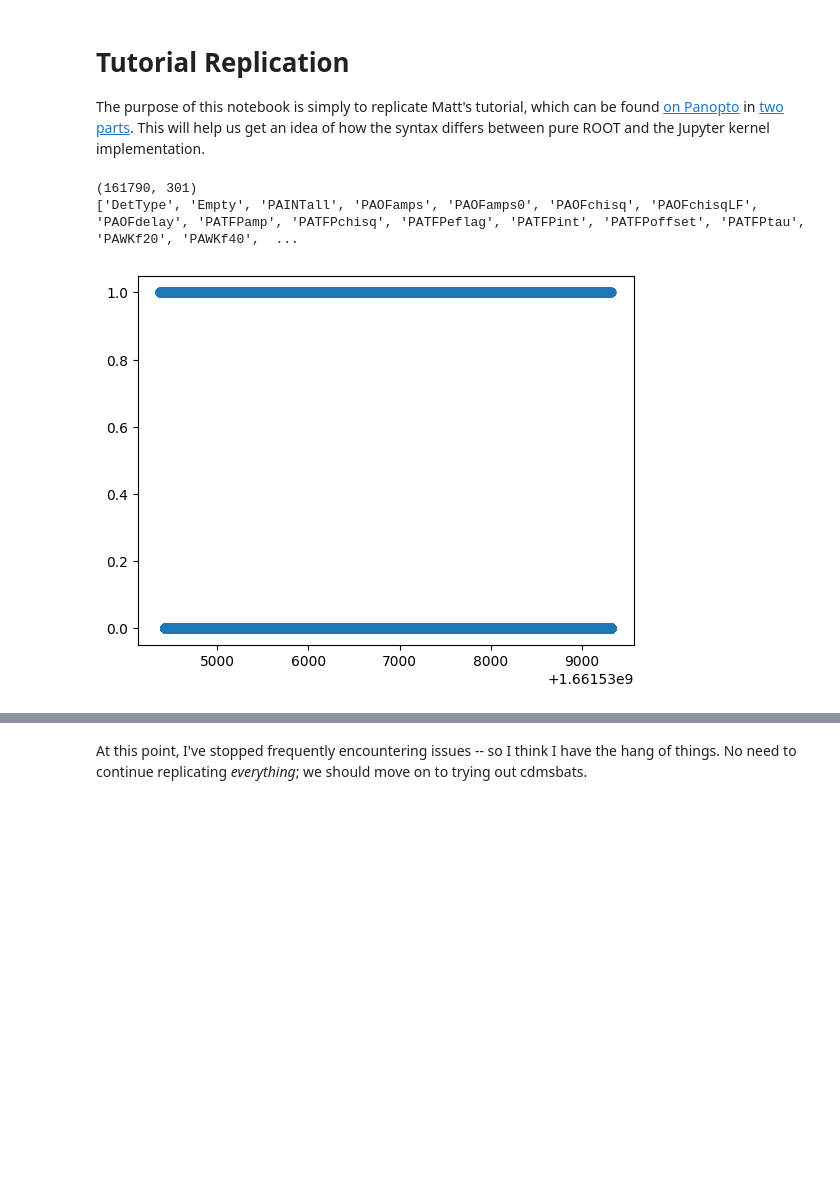
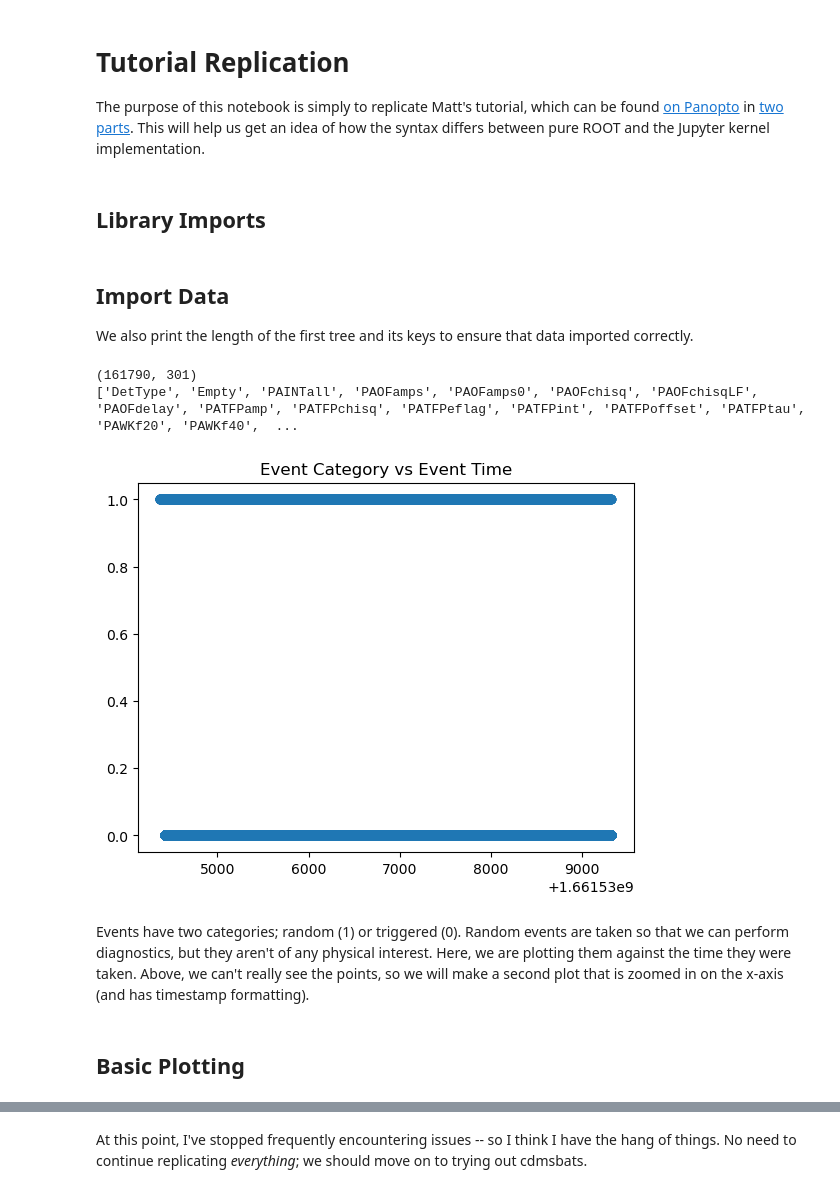
Before and after one commit to villano-lab/R76Analysis, a Jupyter notebook: Tutorial_Replication.ipynb, the cells around one changed output, grey strips where cells are left out. Cells and saved outputs as stored; diff of their text form; code cells hidden in the pictures; blank space fills up the shorter version.

Commit message:
Add titles and some light annotation
Needs work but this should be a start on clarifying the purpose of all plots

```diff
--- a/Tutorial_Replication.ipynb
+++ b/Tutorial_Replication.ipynb
@@ -2,6 +2,8 @@
 # Tutorial Replication
 
 The purpose of this notebook is simply to replicate Matt's tutorial, which can be found [on Panopto](https://ucdenver.hosted.panopto.com/Panopto/Pages/Sessions/List.aspx#folderID=%2265406b5e-52ef-428d-94d9-af6601597a08%22) in [two](https://ucdenver.hosted.panopto.com/Panopto/Pages/Viewer.aspx?id=c057cf3a-b1bd-4f85-a0e2-af66015ed850) [parts](https://ucdenver.hosted.panopto.com/Panopto/Pages/Viewer.aspx?id=b2e63522-720c-48e4-956a-af6901740c79). This will help us get an idea of how the syntax differs between pure ROOT and the Jupyter kernel implementation.
+# %% [markdown]
+## Library Imports
 # %%
 import uproot
 import glob
@@ -15,37 +18,47 @@ from matplotlib import cm
 #%matplotlib inline
+# %% [markdown]
+## Import Data
+We also print the length of the first tree and its keys to ensure that data imported correctly.
 # %%
 datapath ="R76Data/"
 ser = ["07220822_1828","07220826_1219","07220826_1536","07220826_2007","07220827_1153","07220830_1724"]
 lab = ["0V","-4V","-21V","-65V","-84V","-84V"]
 #As a Chain is a collection of Trees,
 #I am approximating the chain as a list of Trees.
 nser = 6; e = []; z = [];
 for s in range(nser):
     e_chain = pd.DataFrame(); z_chain = pd.DataFrame();
     for file in glob.glob(datapath+ser[s]+"/umn*root"):
         if e_chain.empty: #For first entry, generate columns
             e_chain = pd.concat([e_chain,uproot.open(file)["rqDir/eventTree"].pandas.df()],axis=1)
             z_chain = pd.concat([z_chain,uproot.open(file)["rqDir/zip1"].pandas.df()],axis=1)
         else:
             e_chain = pd.concat([e_chain,uproot.open(file)["rqDir/eventTree"].pandas.df()],ignore_index=True)
             z_chain = pd.concat([z_chain,uproot.open(file)["rqDir/zip1"].pandas.df()],ignore_index=True)
     e.append(e_chain); z.append(z_chain)
 
 #friends are complicated. here's the docs page on tchain friends:
 #https://root.cern/doc/master/classTChain.html#a967c9e4e14e314b46e4c11bc6a1c2353
 #I think this is a reasonable approximation of them
 for i,x in enumerate(z):
     z[i] = pd.concat([x,e[i]],axis=1)
 
 print(z[0].shape)
 print(list(z[0]))
 
 plt.scatter(z[1]['EventTime'],z[1]['EventCategory'])
+plt.title("Event Category vs Event Time")
 plt.show()
 # %% [output]
 (161790, 301)
 ['DetType', 'Empty', 'PAINTall', 'PAOFamps', 'PAOFamps0', 'PAOFchisq', 'PAOFchisqLF', 'PAOFdelay', 'PATFPamp', 'PATFPchisq', 'PATFPeflag', 'PATFPint', 'PATFPoffset', 'PATFPtau', 'PAWKf20', 'PAWKf40',  ...
-[figure, old version]
+[figure, new version]
+# %% [markdown]
+Events have two categories; random (1) or triggered (0). Random events are taken so that we can perform diagnostics, but they aren't of any physical interest.
+Here, we are plotting them against the time they were taken. Above, we can't really see the points, so we will make a second plot that is zoomed in on the x-axis
+(and has timestamp formatting).
+# %% [markdown]
+## Basic Plotting
 # %%
 timestamps = [dt.datetime.fromtimestamp(x) for x in z[1]['EventTime'].values]
 plt.scatter(timestamps,z[1]['EventCategory'])
```
Also changed, not shown: parts of 57 cells of this notebook.
